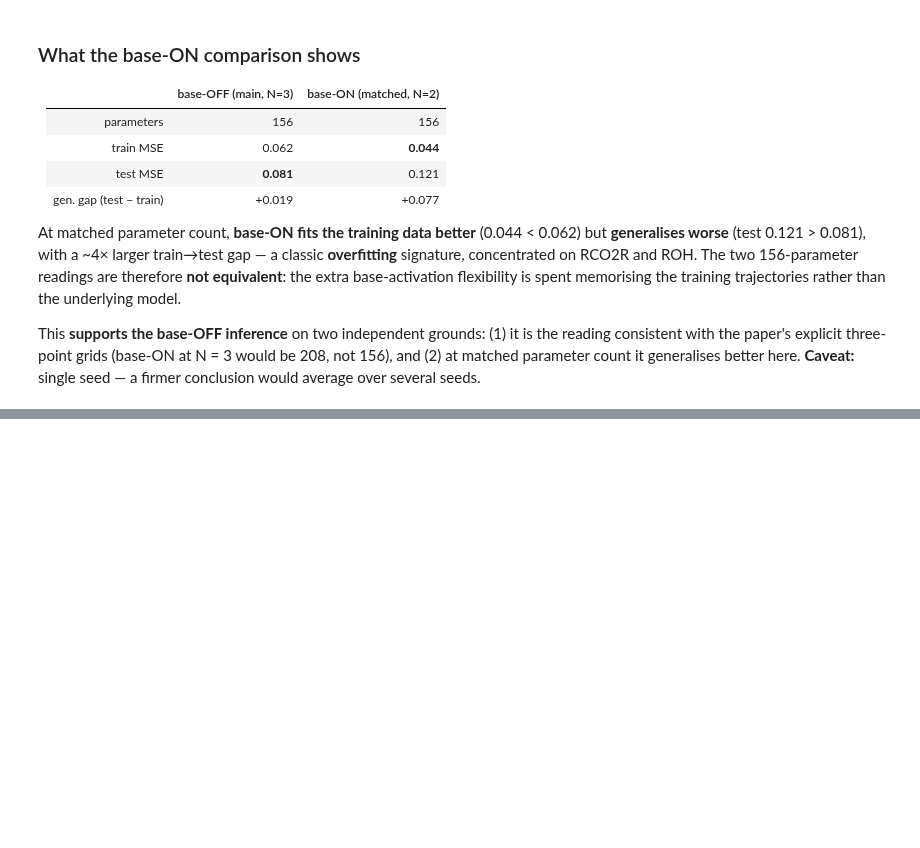
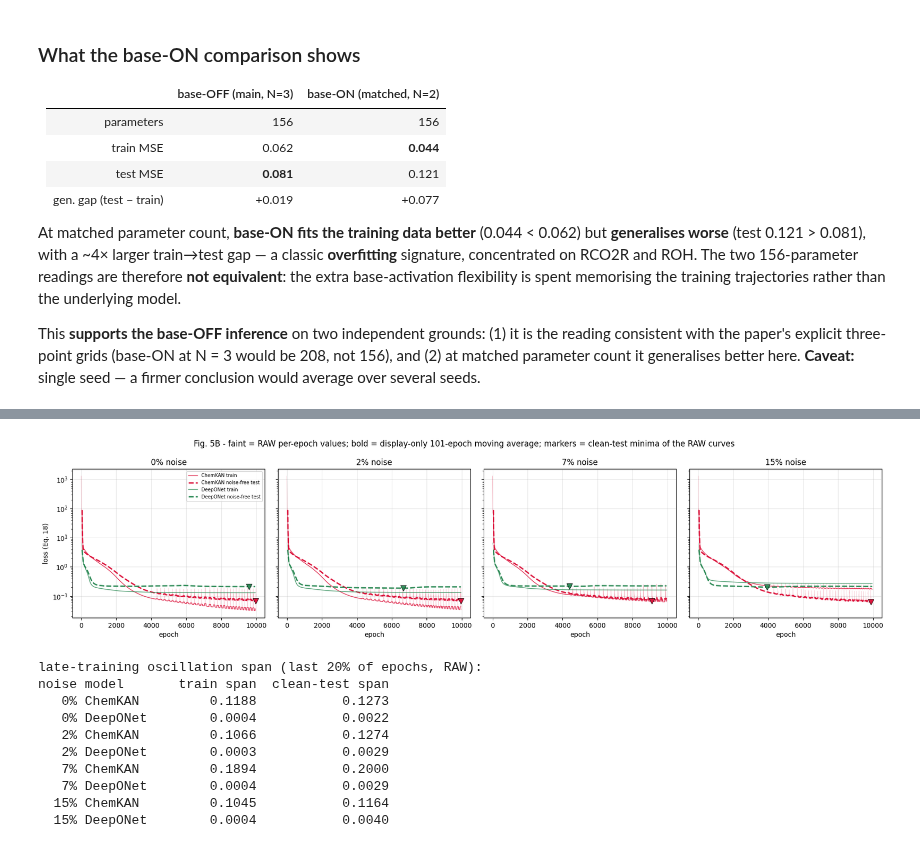
Before and after one commit to bnkglu/chemkan-tuwien, a Jupyter notebook: chemkan/notebooks/07_biodiesel_reproduction.ipynb, the cells around one changed output, grey strips where cells are left out. Saved outputs shown, nothing was run; the diff lists cells and outputs as text; code cells hidden in the pictures; blank space fills up the shorter version.

```diff
--- a/chemkan/notebooks/07_biodiesel_reproduction.ipynb
+++ b/chemkan/notebooks/07_biodiesel_reproduction.ipynb
@@ -634,0 +785,48 @@ seed — a firmer conclusion would average over several seeds.
+# %%
+K = 101
+smooth = lambda y: np.convolve(y, np.ones(K) / K, mode="valid")
+off = (K - 1) // 2
+
+fig, axes = plt.subplots(1, 4, figsize=(18, 4.4), sharey=True)
+osc = {}
+for ax, pct in zip(axes, (0, 2, 7, 15)):
+    # 0 %: the replay, which reproduces B0 bitwise and adds the missing test columns.
+    ck_dir = CKB / "noise/clean_replay_seed0" if pct == 0 else CKB / f"noise/noise{pct:02d}_seed0"
+    for name, d, col in (("ChemKAN", ck_dir, "crimson"),
+                         ("DeepONet", DON / f"noise{pct:02d}_seed0", "seagreen")):
+        e, tr, te = history(d)
+        late = e >= 0.8 * e.max()
+        osc[(name, pct)] = (tr[late].max() - tr[late].min(), te[late].max() - te[late].min())
+        ax.plot(e, tr, color=col, lw=.5, alpha=.20)              # RAW
+        ax.plot(e, te, color=col, lw=.5, alpha=.20)              # RAW
+        ax.plot(e[off:len(e) - off], smooth(tr), color=col, lw=1.1, alpha=.8, label=f"{name} train")
+        ax.plot(e[off:len(e) - off], smooth(te), color=col, lw=2.0, ls="--",
+                label=f"{name} noise-free test")
+        i = int(np.argmin(te))
+        ax.plot(e[i], te[i], "v", color=col, ms=9, mec="k", mew=.6)
+    ax.set_yscale("log"); ax.set_xlabel("epoch"); ax.set_title(f"{pct}% noise"); ax.grid(alpha=.3)
+axes[0].set_ylabel("loss (Eq. 18)"); axes[0].legend(fontsize=7, loc="upper right")
+fig.suptitle(f"Fig. 5B - faint = RAW per-epoch values; bold = display-only {K}-epoch moving "
+             "average; markers = clean-test minima of the RAW curves")
+fig.tight_layout()
+if SAVE_FIGURES:
+    for e_ in ("pdf", "png"):
+        fig.savefig(FIGB / f"fig05b_biodiesel_loss_dynamics.{e_}", dpi=150, bbox_inches="tight")
+plt.show()
+
+print("late-training oscillation span (last 20% of epochs, RAW):")
+print(f"{'noise':>5} {'model':9s} {'train span':>12s} {'clean-test span':>16s}")
+for (n, pc), (a, b) in sorted(osc.items(), key=lambda kv: (kv[0][1], kv[0][0])):
+    print(f"{pc:4d}% {n:9s} {a:12.4f} {b:16.4f}")
+# %% [output]
+[figure, added]
+late-training oscillation span (last 20% of epochs, RAW):
+noise model       train span  clean-test span
+   0% ChemKAN         0.1188           0.1273
+   0% DeepONet        0.0004           0.0022
+   2% ChemKAN         0.1066           0.1274
+   2% DeepONet        0.0003           0.0029
+   7% ChemKAN         0.1894           0.2000
+   7% DeepONet        0.0004           0.0029
+  15% ChemKAN         0.1045           0.1164
+  15% DeepONet        0.0004           0.0040
```
Also changed, not shown: parts of 19 cells of this notebook, 1 other file.
